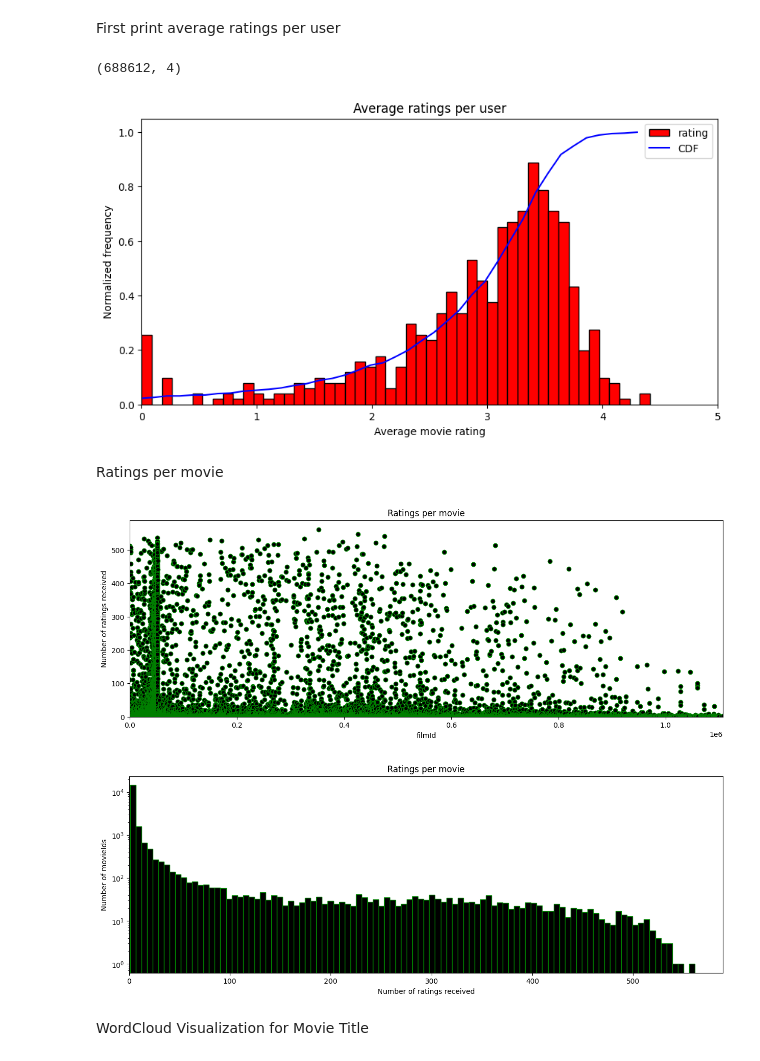
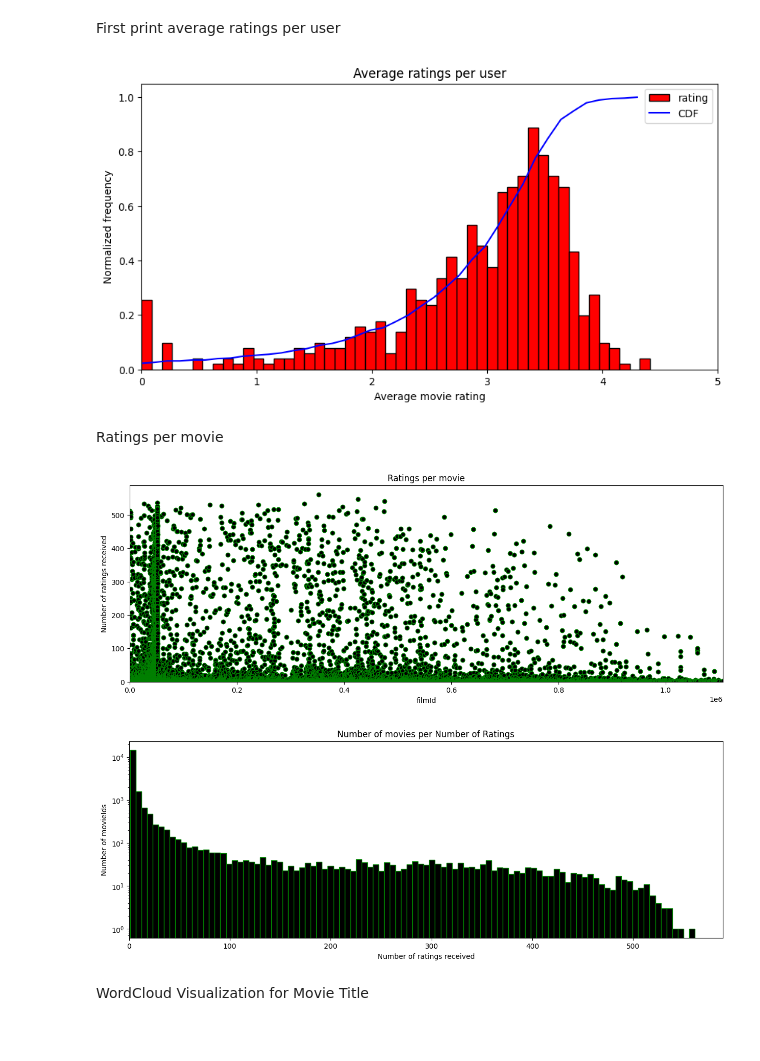
Before and after one commit to draqq67/Movie-Recommendation, a Jupyter notebook: movie_recommendation.ipynb, the cells around one changed output. Saved outputs shown, nothing was run; the diff lists cells and outputs as text; code cells hidden in the pictures.

```diff
--- a/movie_recommendation.ipynb
+++ b/movie_recommendation.ipynb
@@ -196,57 +196,62 @@ movie_db = pd.read_csv("movie_db.csv")
 # %% [markdown]
 First print average ratings per user
 # %%
+import numpy as np
+import matplotlib.pyplot as plt
 
-dftmp = users_db[['name','rating']].groupby('name').mean()
-print(users_db.shape)
+# Assuming you have already defined 'users_db' DataFrame
+
+# Calculate the mean ratings per user
+dftmp = users_db[['name', 'rating']].groupby('name').mean()
+
 # Plot histogram
-dftmp.plot(kind='hist', bins=50, grid=0, density=True, color='red', edgecolor='black', figsize=(10,5))
+dftmp.plot(kind='hist', bins=50, grid=0, density=True, color='red', edgecolor='black', figsize=(10, 5))
 
-# Plot cumulative function on top (couldn't do any other way)
-# evaluate the histogram
+# Plot cumulative distribution function (CDF)
 values, base = np.histogram(dftmp, bins=40, density=True)
-# evaluate the cumulative (multiply by the average distance between points in the x-axis to get UNIT area)
 cumulative = np.cumsum(values) * np.diff(base).mean()
-# plot the cumulative function
-plt.plot(base[:-1], cumulative, c='blue', label='CDF')
-plt.xlim(0,5)
+
+# Plot the cumulative function
+plt.plot(base[:-1], cumulative, color='blue', label='CDF')
+
+# Set plot attributes
+plt.xlim(0, 5)
 plt.legend()
-plt.xlabel ('Average movie rating')
-plt.ylabel ('Normalized frequency')
-plt.title ('Average ratings per user')
+plt.xlabel('Average movie rating')
+plt.ylabel('Normalized frequency')
+plt.title('Average ratings per user')
+
 plt.show()
 # %% [output]
-(688612, 4)
 [figure]
 # %% [markdown]
 Ratings per movie
 # %%
+# Calculate the number of ratings per movie (filmId)
 dftmp = users_db[['name', 'filmId']].groupby('filmId').count()
-dftmp.columns=['num_ratings']
-plt.figure(figsize=(15,5))
-plt.scatter(dftmp.index, dftmp.num_ratings, edgecolor='green', color = 'black')
-plt.xlim(0,dftmp.index.max())
-plt.ylim(0,)
+dftmp.columns = ['num_ratings']
+
+# Scatter plot of number of ratings per movie
+plt.figure(figsize=(15, 5))
+plt.scatter(dftmp.index, dftmp.num_ratings, edgecolor='green', color='black')
+plt.xlim(0, dftmp.index.max())
+plt.ylim(0, )
 plt.title('Ratings per movie')
 plt.xlabel('filmId')
 plt.ylabel('Number of ratings received')
 plt.show()
 
 # Histogram of ratings counts.
-plt.figure(figsize=(15,5))
-plt.hist(dftmp.num_ratings, bins=100, edgecolor='green', color = 'black', log=True)
-plt.title('Ratings per movie')
+plt.figure(figsize=(15, 5))
+plt.hist(dftmp.num_ratings, bins=100, edgecolor='green', color='black', log=True)
+plt.title('Number of movies per Number of Ratings')
 plt.xlabel('Number of ratings received')
 plt.ylabel('Number of movieIds')
-plt.xlim(0,)
+plt.xlim(0, )
 plt.show()
-
-
-# Housekeeping
-%reset_selective -f (^dftmp$|^tmp$)
 # %% [output]
 [figure]
-[figure, old version]
+[figure, new version]
 # %% [markdown]
 WordCloud Visualization for Movie Title
 # %%
```
Also changed, not shown: parts of 6 cells of this notebook, 2 other files.
